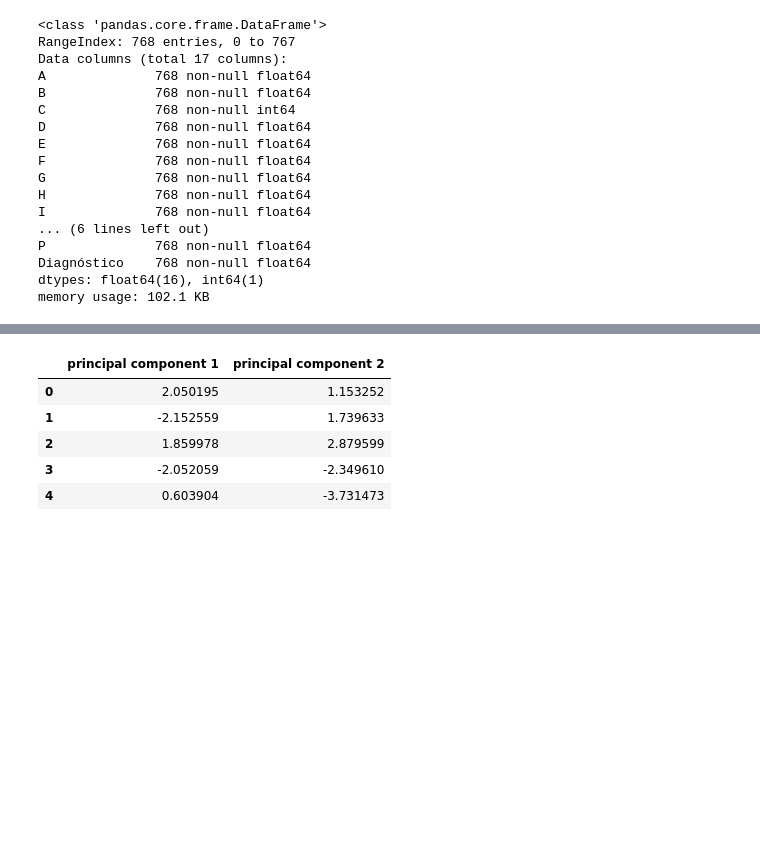
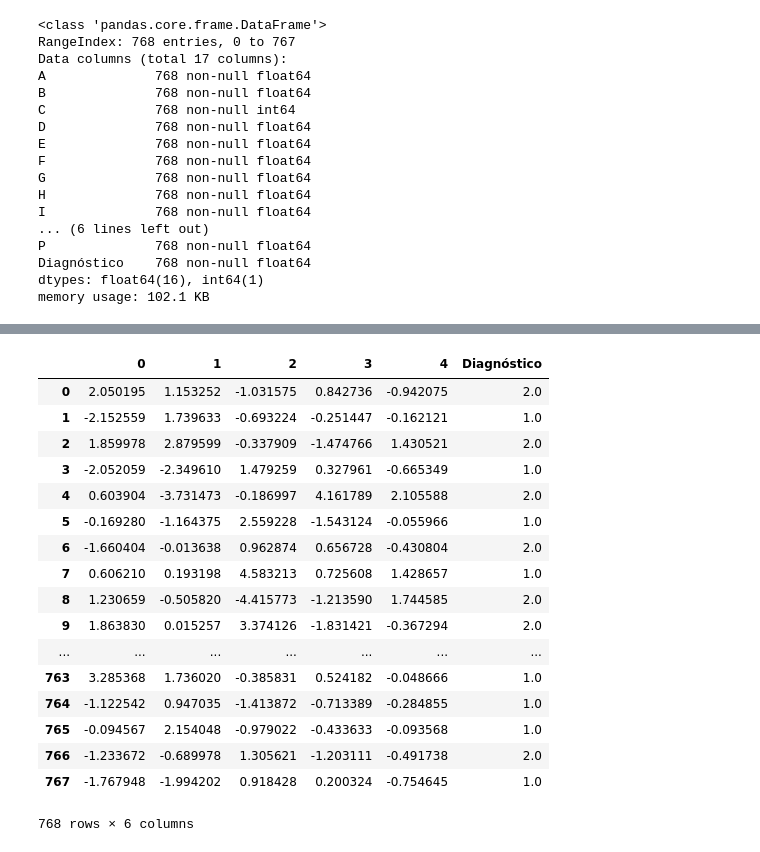
Before and after one commit to carvalheirafc/deep_learning_stuff, a Jupyter notebook: diabetes/statistical_analysis/diabetes_pca_analysis.ipynb, the cells around one changed output, grey strips where cells are left out. Saved outputs shown, nothing was run; the diff lists cells and outputs as text; code cells hidden in the pictures; blank space fills up the shorter version.

```diff
--- a/diabetes/statistical_analysis/diabetes_pca_analysis.ipynb
+++ b/diabetes/statistical_analysis/diabetes_pca_analysis.ipynb
@@ -66,18 +60,30 @@ x = StandardScaler().fit_transform(x)
 # %%
 from sklearn.decomposition import PCA
 
-pca = PCA(n_components=2)
+pca = PCA(n_components=5)
 
 principalComponents = pca.fit_transform(x)
 
-principalDf = pd.DataFrame(data = principalComponents
-             , columns = ['principal component 1', 'principal component 2'])
-
-principalDf.head()
+principalDf = pd.DataFrame(data = principalComponents)
-# %% [output]
-|  | principal component 1 | principal component 2 |
-| 0 | 2.050195 | 1.153252 |
-| 1 | -2.152559 | 1.739633 |
-| 2 | 1.859978 | 2.879599 |
-| 3 | -2.052059 | -2.349610 |
-| 4 | 0.603904 | -3.731473 |
+# %%
+finalDf = pd.concat([principalDf, diabetes[['Diagnóstico']]], axis = 1)
+finalDf
+# %% [output]
+|  | 0 | 1 | 2 | 3 | 4 | Diagnóstico |
+| 0 | 2.050195 | 1.153252 | -1.031575 | 0.842736 | -0.942075 | 2.0 |
+| 1 | -2.152559 | 1.739633 | -0.693224 | -0.251447 | -0.162121 | 1.0 |
+| 2 | 1.859978 | 2.879599 | -0.337909 | -1.474766 | 1.430521 | 2.0 |
+| 3 | -2.052059 | -2.349610 | 1.479259 | 0.327961 | -0.665349 | 1.0 |
+| 4 | 0.603904 | -3.731473 | -0.186997 | 4.161789 | 2.105588 | 2.0 |
+| 5 | -0.169280 | -1.164375 | 2.559228 | -1.543124 | -0.055966 | 1.0 |
+| 6 | -1.660404 | -0.013638 | 0.962874 | 0.656728 | -0.430804 | 2.0 |
+| 7 | 0.606210 | 0.193198 | 4.583213 | 0.725608 | 1.428657 | 1.0 |
+| 8 | 1.230659 | -0.505820 | -4.415773 | -1.213590 | 1.744585 | 2.0 |
+| 9 | 1.863830 | 0.015257 | 3.374126 | -1.831421 | -0.367294 | 2.0 |
+| ... | ... | ... | ... | ... | ... | ... |
+| 763 | 3.285368 | 1.736020 | -0.385831 | 0.524182 | -0.048666 | 1.0 |
+| 764 | -1.122542 | 0.947035 | -1.413872 | -0.713389 | -0.284855 | 1.0 |
+| 765 | -0.094567 | 2.154048 | -0.979022 | -0.433633 | -0.093568 | 1.0 |
+| 766 | -1.233672 | -0.689978 | 1.305621 | -1.203111 | -0.491738 | 2.0 |
+| 767 | -1.767948 | -1.994202 | 0.918428 | 0.200324 | -0.754645 | 1.0 |
+768 rows × 6 columns
```
Also changed, not shown: parts of 1 cell of this notebook.
